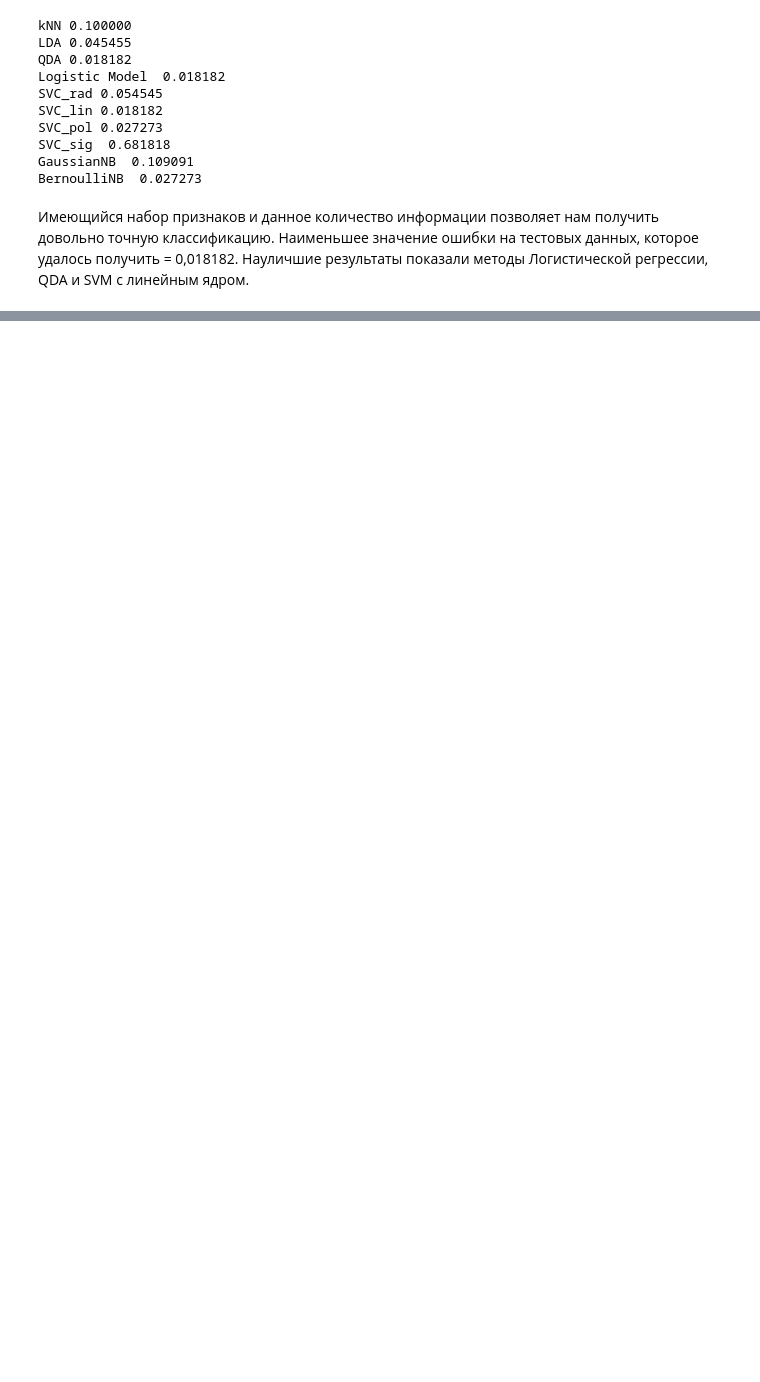
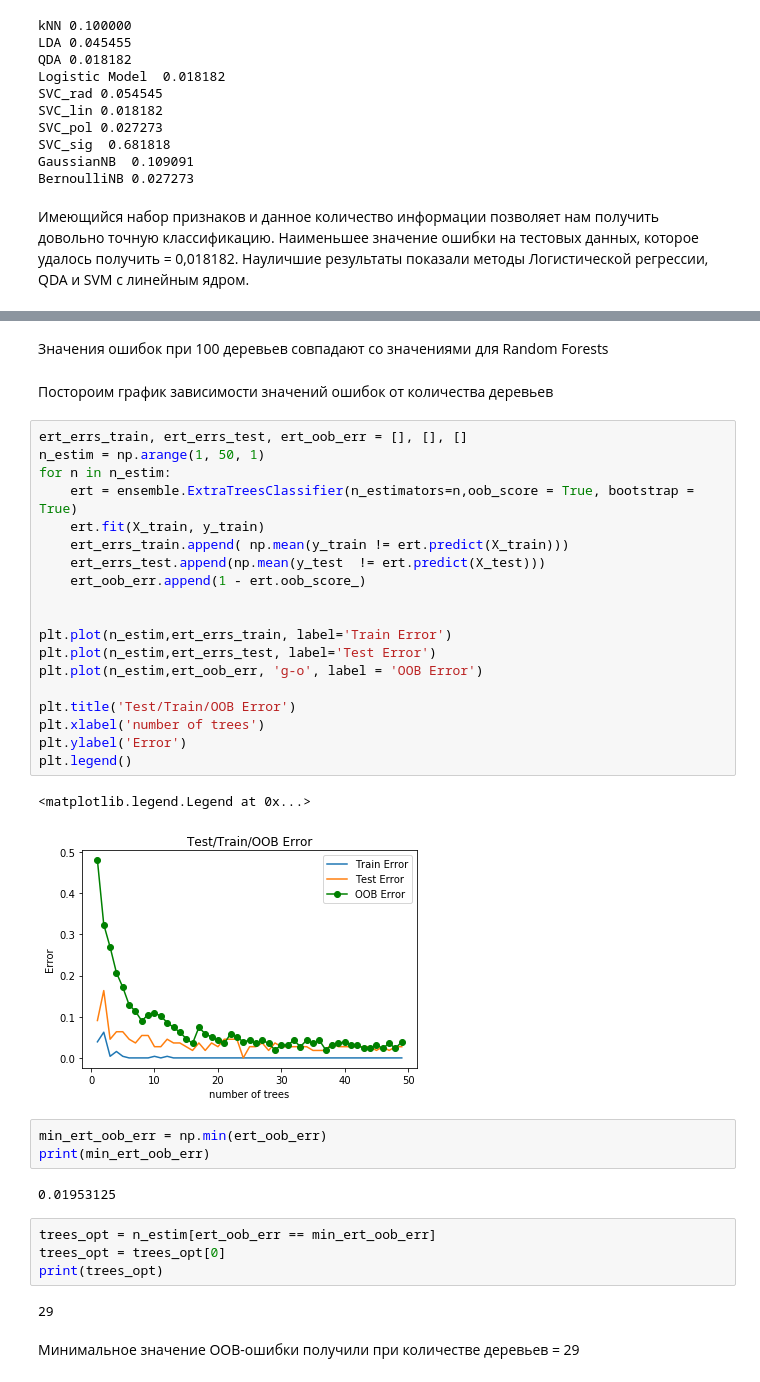
Before and after one commit to lobiviam/methods-of-data-analysis, a Jupyter notebook: Dermatology.ipynb, the cells around one changed output, grey strips where cells are left out. Saved outputs shown, nothing was run; the diff lists cells and outputs as text; blank space fills up the shorter version.

```diff
--- a/Dermatology.ipynb
+++ b/Dermatology.ipynb
@@ -1102,0 +1236,39 @@ BernoulliNB  0.027273
+# %% [markdown]
+Значения ошибок при 100 деревьев совпадают со значениями для Random Forests
+# %% [markdown]
+Постороим график зависимости значений ошибок от количества деревьев
+# %%
+ert_errs_train, ert_errs_test, ert_oob_err = [], [], []
+n_estim = np.arange(1, 50, 1)
+for n in n_estim:
+    ert = ensemble.ExtraTreesClassifier(n_estimators=n,oob_score = True, bootstrap = True)
+    ert.fit(X_train, y_train)
+    ert_errs_train.append( np.mean(y_train != ert.predict(X_train)))
+    ert_errs_test.append(np.mean(y_test  != ert.predict(X_test)))
+    ert_oob_err.append(1 - ert.oob_score_)
+
+
+plt.plot(n_estim,ert_errs_train, label='Train Error')
+plt.plot(n_estim,ert_errs_test, label='Test Error')
+plt.plot(n_estim,ert_oob_err, 'g-o', label = 'OOB Error')
+
+plt.title('Test/Train/OOB Error')
+plt.xlabel('number of trees')
+plt.ylabel('Error')
+plt.legend()
+# %% [output]
+<matplotlib.legend.Legend at 0x...>
+[figure, added]
+# %%
+min_ert_oob_err = np.min(ert_oob_err)
+print(min_ert_oob_err)
+# %% [output]
+0.01953125
+# %%
+trees_opt = n_estim[ert_oob_err == min_ert_oob_err]
+trees_opt = trees_opt[0]
+print(trees_opt)
+# %% [output]
+29
+# %% [markdown]
+Минимальное значение ООВ-ошибки получили при количестве деревьев = 29
```
Also changed, not shown: parts of 40 cells of this notebook.
